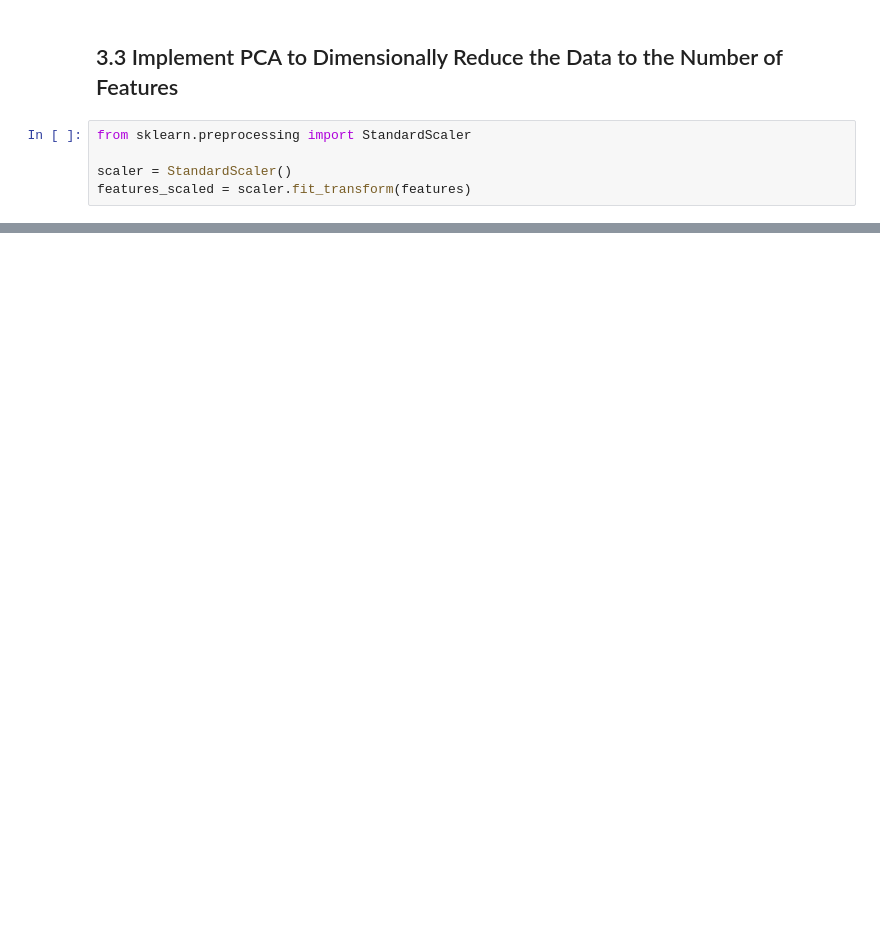
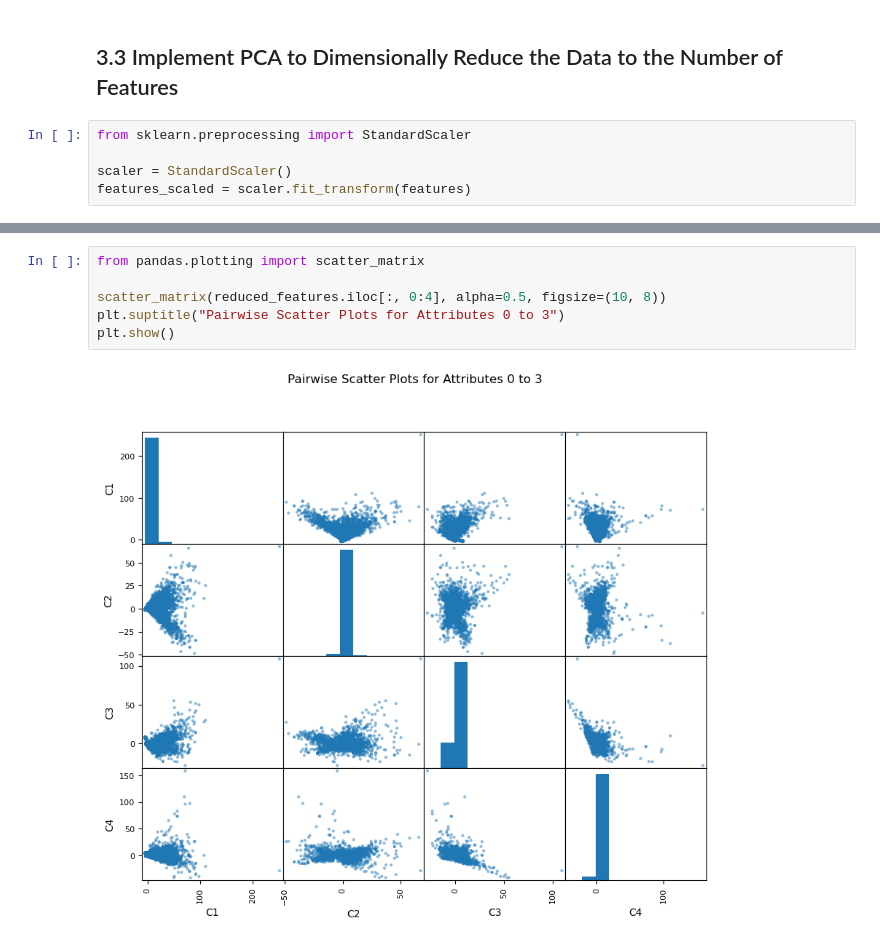
Before and after one commit to richardags-cct-college-dublin/CA1-DataPreparation, a Jupyter notebook: Richard_DPrepHDip_CA1.ipynb, the cells around one changed output, grey strips where cells are left out. Saved outputs shown, nothing was run; the diff lists cells and outputs as text; blank space fills up the shorter version.

```diff
--- a/Richard_DPrepHDip_CA1.ipynb
+++ b/Richard_DPrepHDip_CA1.ipynb
@@ -198,0 +177,8 @@ reduced_features
+# %%
+from pandas.plotting import scatter_matrix
+
+scatter_matrix(reduced_features.iloc[:, 0:4], alpha=0.5, figsize=(10, 8))
+plt.suptitle("Pairwise Scatter Plots for Attributes 0 to 3")
+plt.show()
+# %% [output]
+[figure, added]
```
Also changed, not shown: parts of 12 cells of this notebook.
